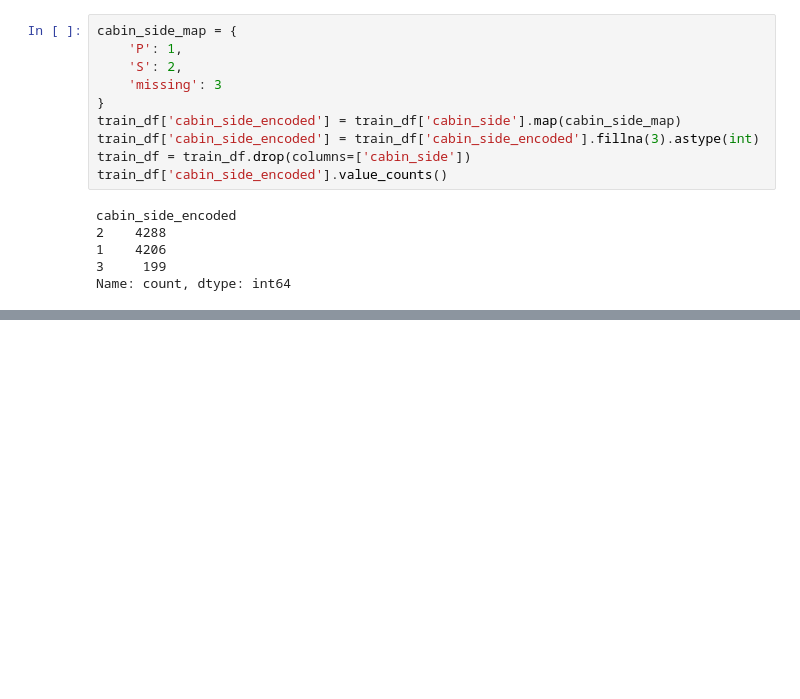
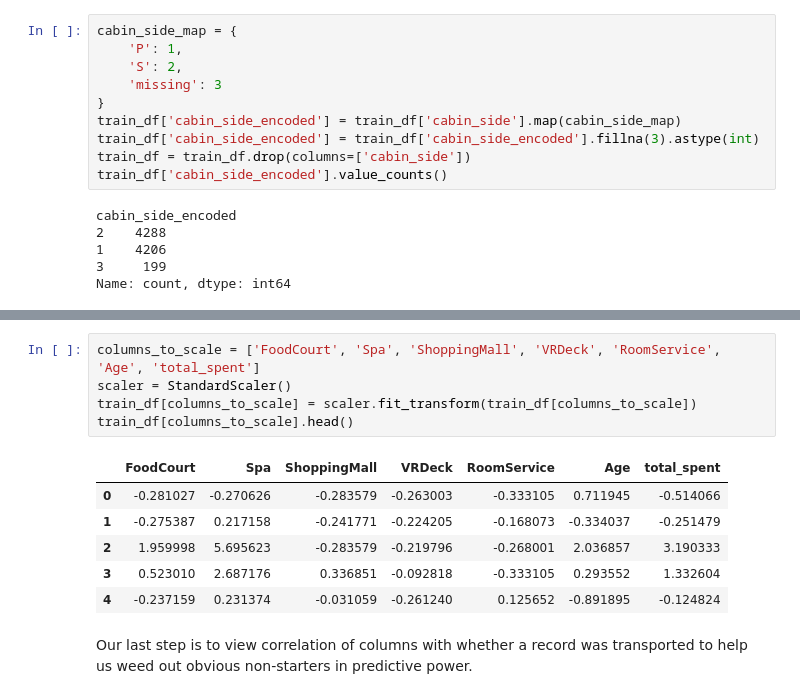
Before and after one commit to JosephSchambach/Kaggle-SpaceShip-Titanic-Competition, a Jupyter notebook: spaceship_titanic.ipynb, the cells around one changed output, grey strips where cells are left out. Drawn from its saved outputs; the diff is of its cells as text; blank space fills up the shorter version.

```diff
--- a/spaceship_titanic.ipynb
+++ b/spaceship_titanic.ipynb
@@ -587,0 +596,14 @@ dtype: object
+# %%
+columns_to_scale = ['FoodCourt', 'Spa', 'ShoppingMall', 'VRDeck', 'RoomService', 'Age', 'total_spent']
+scaler = StandardScaler()
+train_df[columns_to_scale] = scaler.fit_transform(train_df[columns_to_scale])
+train_df[columns_to_scale].head()
+# %% [output]
+|  | FoodCourt | Spa | ShoppingMall | VRDeck | RoomService | Age | total_spent |
+| 0 | -0.281027 | -0.270626 | -0.283579 | -0.263003 | -0.333105 | 0.711945 | -0.514066 |
+| 1 | -0.275387 | 0.217158 | -0.241771 | -0.224205 | -0.168073 | -0.334037 | -0.251479 |
+| 2 | 1.959998 | 5.695623 | -0.283579 | -0.219796 | -0.268001 | 2.036857 | 3.190333 |
+| 3 | 0.523010 | 2.687176 | 0.336851 | -0.092818 | -0.333105 | 0.293552 | 1.332604 |
+| 4 | -0.237159 | 0.231374 | -0.031059 | -0.261240 | 0.125652 | -0.891895 | -0.124824 |
+# %% [markdown]
+Our last step is to view correlation of columns with whether a record was transported to help us weed out obvious non-starters in predictive power.
```
Also changed, not shown: parts of 2 cells of this notebook.
